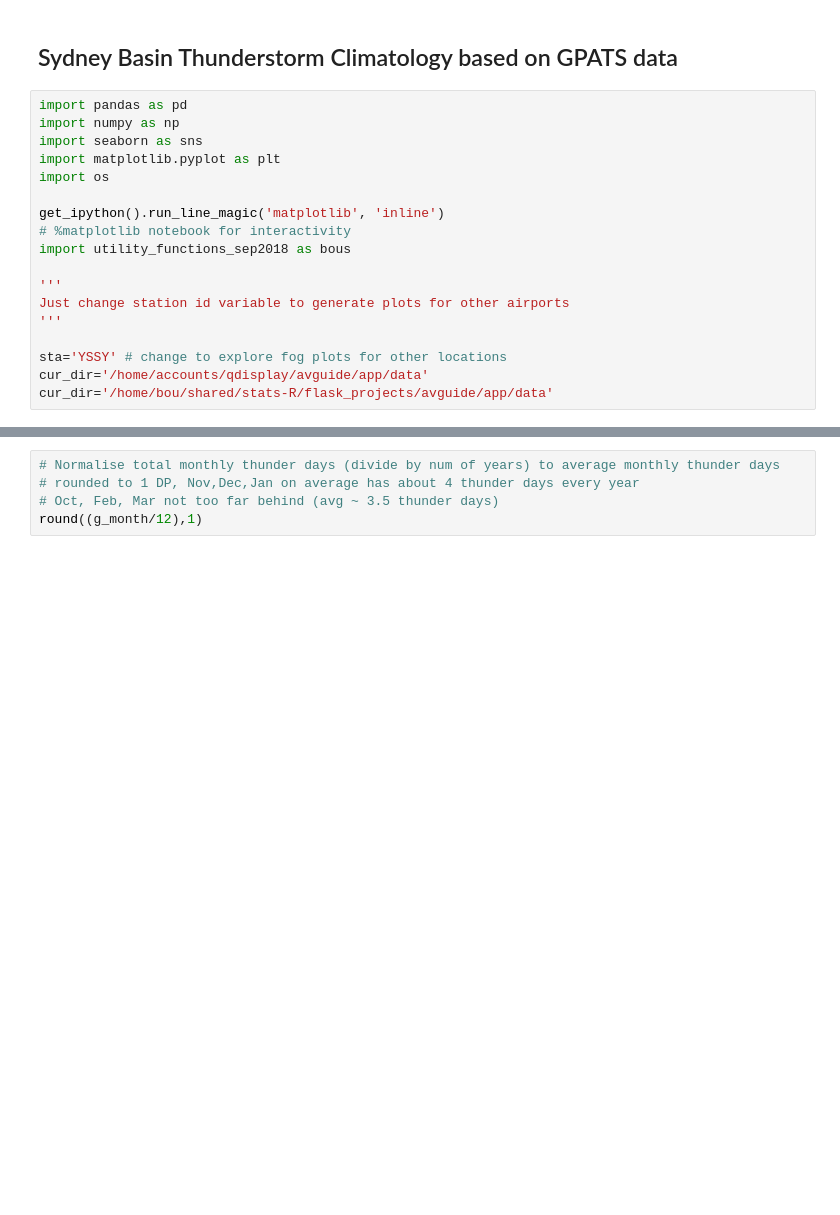
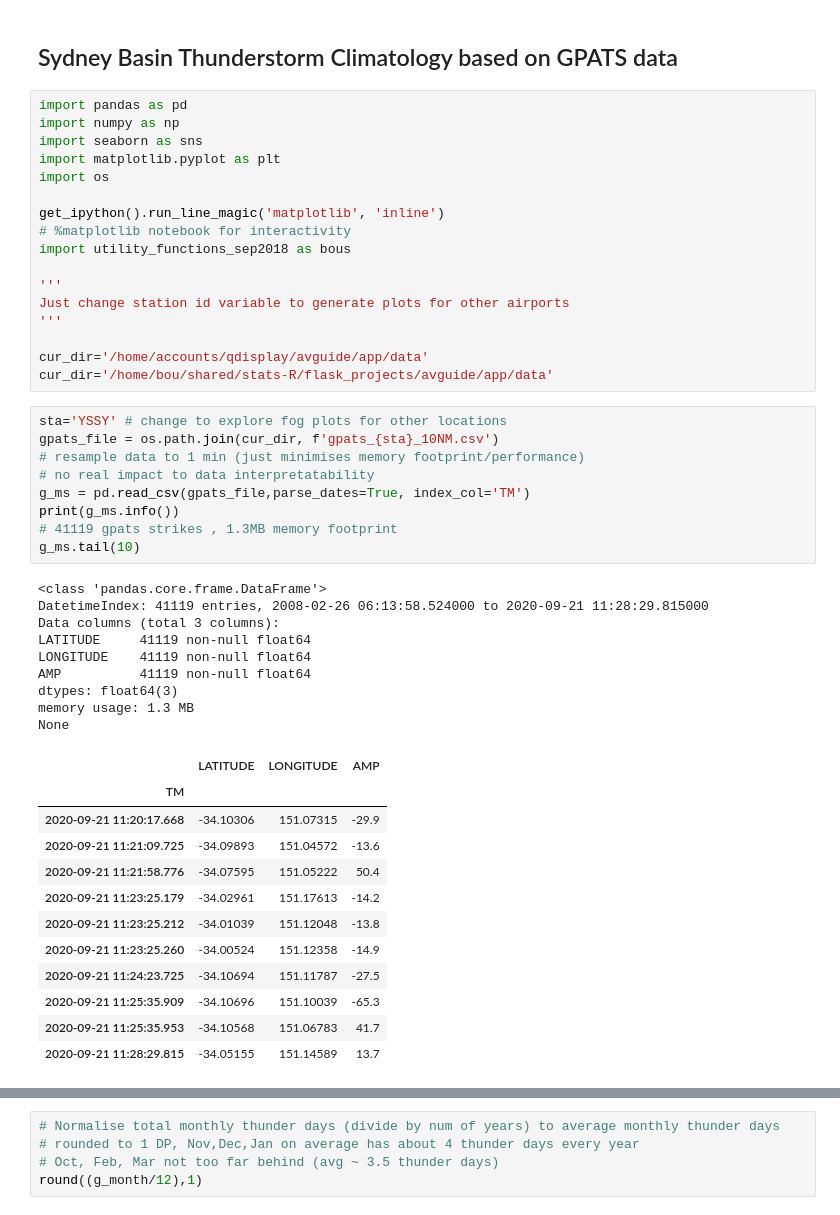
Before and after one commit to launda/avguide, a Jupyter notebook: Sydney_Basin_Storms.ipynb, the cells around one changed output, grey strips where cells are left out. Cells and saved outputs as stored; diff of their text form; blank space fills up the shorter version.

```diff
--- a/Sydney_Basin_Storms.ipynb
+++ b/Sydney_Basin_Storms.ipynb
@@ -15,7 +15,37 @@ import utility_functions_sep2018 as bous
 Just change station id variable to generate plots for other airports
 '''
 
-sta='YSSY' # change to explore fog plots for other locations
 cur_dir='/home/accounts/qdisplay/avguide/app/data'
 cur_dir='/home/bou/shared/stats-R/flask_projects/avguide/app/data'
+# %%
+sta='YSSY' # change to explore fog plots for other locations
+gpats_file = os.path.join(cur_dir, f'gpats_{sta}_10NM.csv')
+# resample data to 1 min (just minimises memory footprint/performance)
+# no real impact to data interpretatability
+g_ms = pd.read_csv(gpats_file,parse_dates=True, index_col='TM')
+print(g_ms.info())
+# 41119 gpats strikes , 1.3MB memory footprint
+g_ms.tail(10)
+# %% [output]
+<class 'pandas.core.frame.DataFrame'>
+DatetimeIndex: 41119 entries, 2008-02-26 06:13:58.524000 to 2020-09-21 11:28:29.815000
+Data columns (total 3 columns):
+LATITUDE     41119 non-null float64
+LONGITUDE    41119 non-null float64
+AMP          41119 non-null float64
+dtypes: float64(3)
+memory usage: 1.3 MB
+None
+|  | LATITUDE | LONGITUDE | AMP |
+| TM |  |  |  |
+| 2020-09-21 11:20:17.668 | -34.10306 | 151.07315 | -29.9 |
+| 2020-09-21 11:21:09.725 | -34.09893 | 151.04572 | -13.6 |
+| 2020-09-21 11:21:58.776 | -34.07595 | 151.05222 | 50.4 |
+| 2020-09-21 11:23:25.179 | -34.02961 | 151.17613 | -14.2 |
+| 2020-09-21 11:23:25.212 | -34.01039 | 151.12048 | -13.8 |
+| 2020-09-21 11:23:25.260 | -34.00524 | 151.12358 | -14.9 |
+| 2020-09-21 11:24:23.725 | -34.10694 | 151.11787 | -27.5 |
+| 2020-09-21 11:25:35.909 | -34.10696 | 151.10039 | -65.3 |
+| 2020-09-21 11:25:35.953 | -34.10568 | 151.06783 | 41.7 |
+| 2020-09-21 11:28:29.815 | -34.05155 | 151.14589 | 13.7 |
 # %%
```
Also changed, not shown: parts of 9 cells of this notebook.
